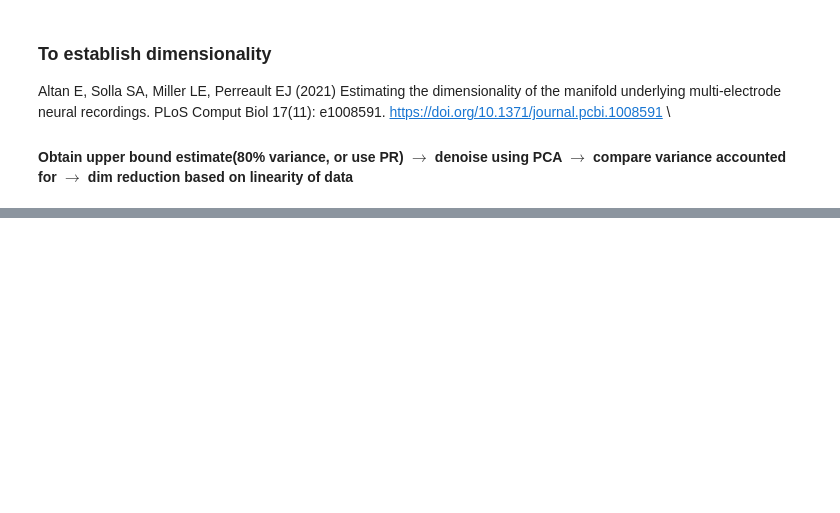
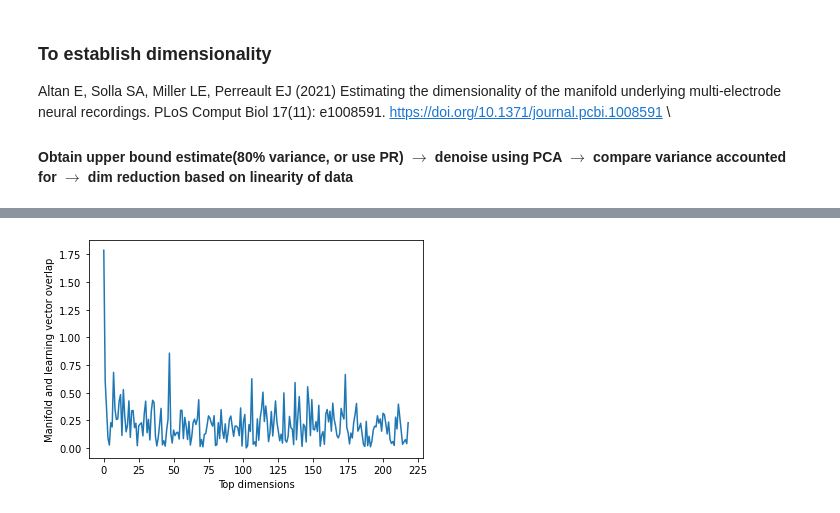
Before and after one commit to m2kulkarni/learning-manifolds, a Jupyter notebook: multipleday.ipynb, the cells around one changed output, grey strips where cells are left out. Saved outputs shown, nothing was run; the diff lists cells and outputs as text; code cells hidden in the pictures; blank space fills up the shorter version.

Commit message:
overlap sep13 data

```diff
--- a/multipleday.ipynb
+++ b/multipleday.ipynb
@@ -269,8 +280,9 @@ Altan E, Solla SA, Miller LE, Perreault EJ (2021) Estimating the dimensionality
 
 #### Obtain upper bound estimate(80\% variance, or use PR) $\rightarrow$ denoise using PCA $\rightarrow$ compare variance accounted for $\rightarrow$ dim reduction based on linearity of data
 # %%
-pcamodel, Rhat = utils.reconstruct_data(R, int(np.ceil(PR_full)))
+pcamodel, Rhat = utils.reconstruct_data(R, int(np.ceil(dim_cutoff)))
 utils.activity_along_dims(Rhat)
+eig_reconstructed = pcamodel.components_
 PR_full = utils.participation_ratio1(Rhat)
 print(PR_full)
 plt.plot(np.cumsum(pcamodel.explained_variance_)/np.sum(pcamodel.explained_variance_), 'o-')
@@ -292,0 +337,12 @@ print(vaf)
+# %%
+from matplotlib.ticker import MaxNLocator
+overlap = np.abs(eig_reconstructed@learning_vec)
+plt.plot(overlap)
+# plt.xlim([-1,20])
+plt.xlabel("Top dimensions")
+plt.ylabel("Manifold and learning vector overlap")
+plt.axes().xaxis.set_major_locator(MaxNLocator(integer=True))
+# plt.xticks(plt.axes().get_xticks()+1)
+plt.show()
+# %% [output]
+[figure, added]
```
Also changed, not shown: parts of 13 cells of this notebook.
